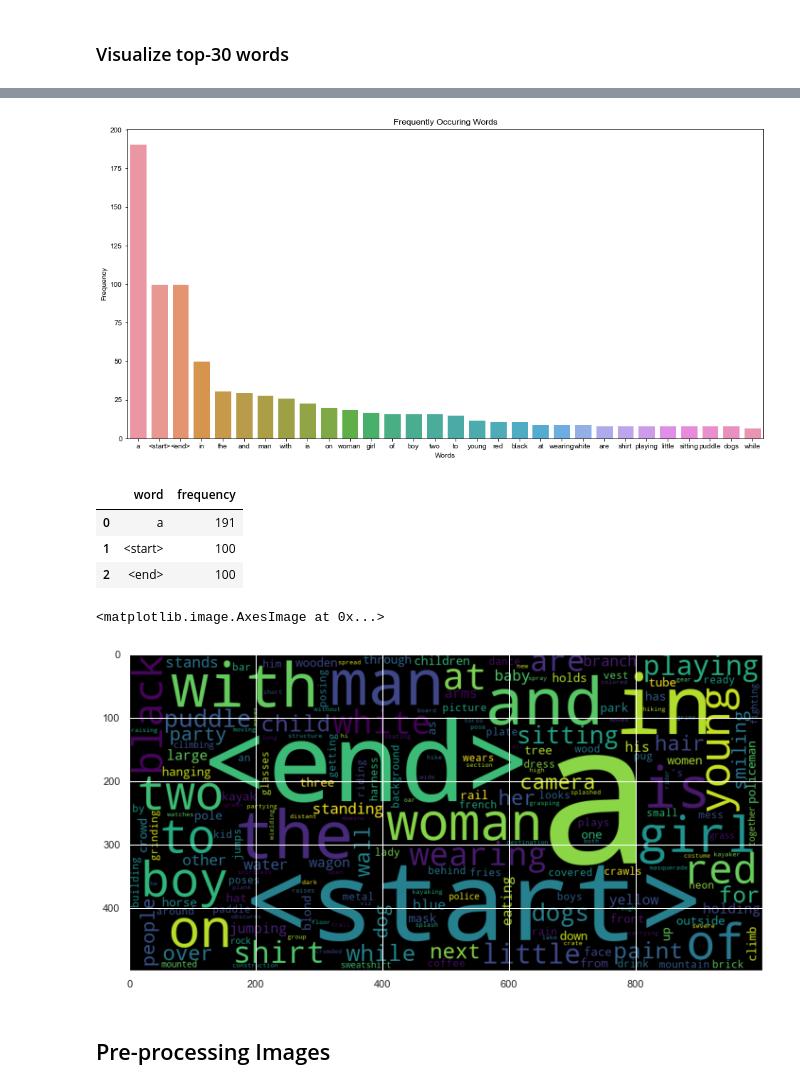
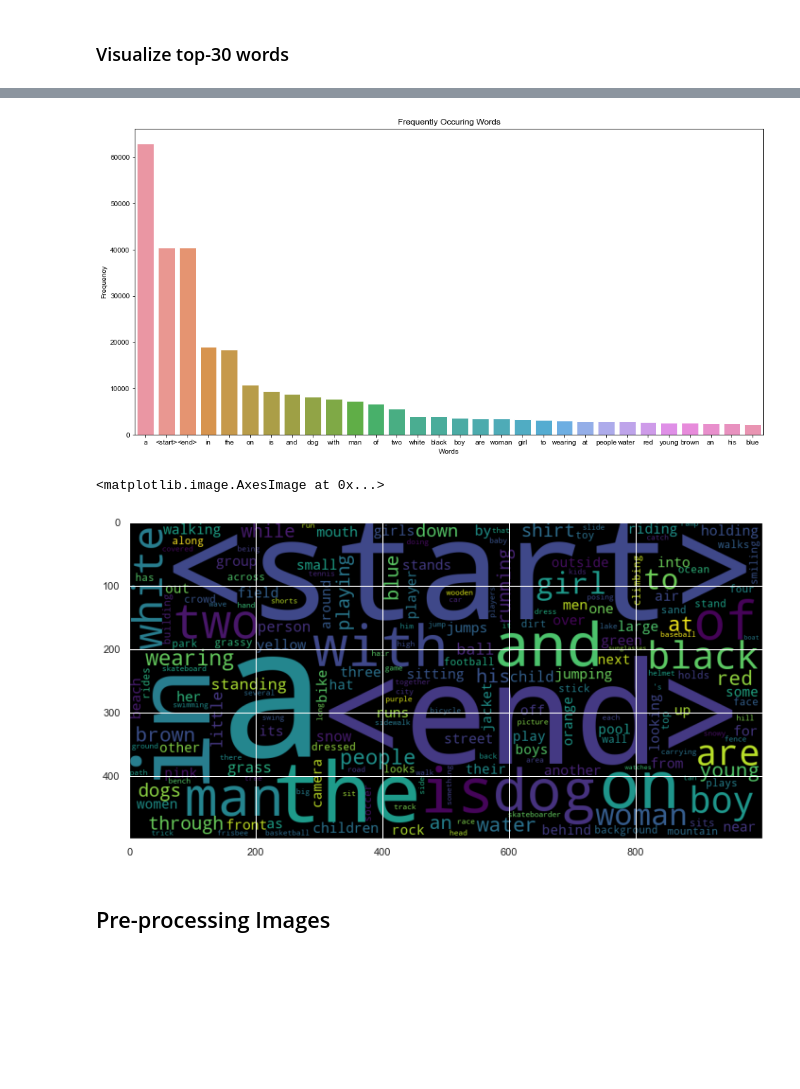
Before and after one commit to Lakshmi-1212/Eye_for_Blind, a Jupyter notebook: Eye_for_blind.ipynb, the cells around one changed output, grey strips where cells are left out. Saved outputs shown, nothing was run; the diff lists cells and outputs as text; code cells hidden in the pictures; blank space fills up the shorter version.

```diff
--- a/Eye_for_blind.ipynb
+++ b/Eye_for_blind.ipynb
@@ -140,7 +142,7 @@ Shape:(40455, 3)
 # %% [markdown]
 # TEMP CODE - CONSIDER ONLY TOP 1000 ROWS - TESTING
 # %%
-df = df.head(100)
+#df = df.head(100)
 # %%
 df.shape
 # %% [output]
@@ -397,24 +399,17 @@ plt.ylabel("Frequency")
 plt.title("Frequently Occuring Words") # You can comment this line out if you don't need title
 plt.show()
 # %% [output]
-[figure, old version]
+[figure, new version]
-# %%
-common_words_df.head(3)
-# %% [output]
-|  | word | frequency |
-| 0 | a | 191 |
-| 1 | <start> | 100 |
-| 2 | <end> | 100 |
 # %%
-
-
-wordcloud = WordCloud(width = 1000, height = 500).generate_from_frequencies(dict([tuple(x) for x in common_words_df.values]))
+# Create a word cloud based on the word-frequency
+common_words_dict = dict([tuple(x) for x in common_words_df.values])
+wordcloud = WordCloud(width = 1000, height = 500).generate_from_frequencies(common_words_dict)
 
 plt.figure(figsize=(12,8))
 plt.imshow(wordcloud)
 # %% [output]
 <matplotlib.image.AxesImage at 0x...>
-[figure, old version]
+[figure, new version]
 # %% [markdown]
 ## Pre-processing Images
 # %% [markdown]
```
Also changed, not shown: parts of 21 cells of this notebook.
